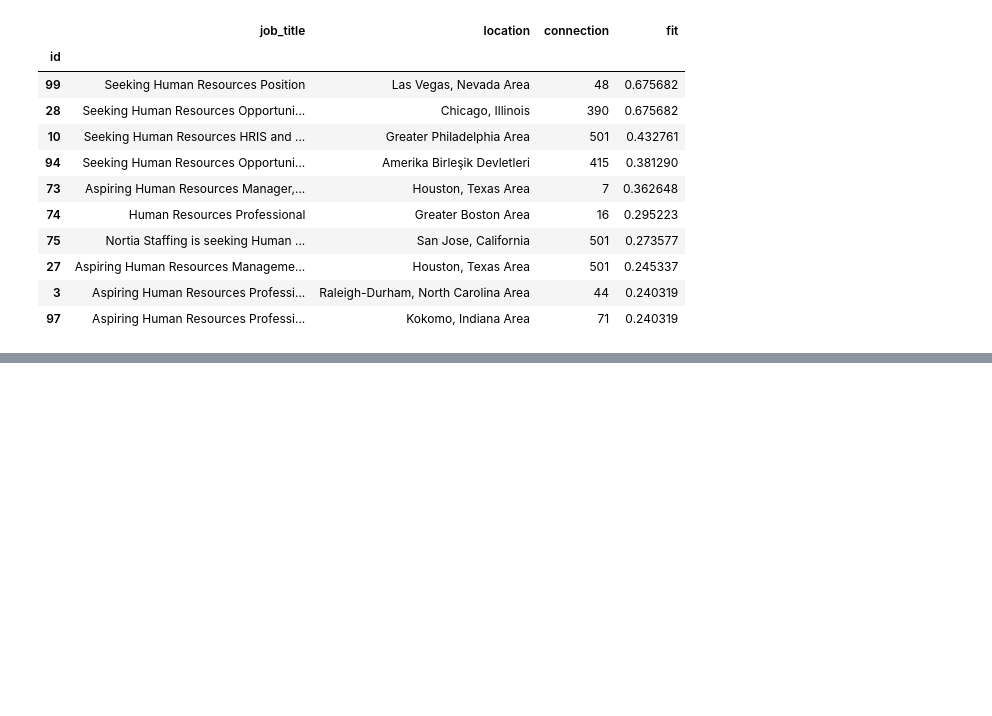
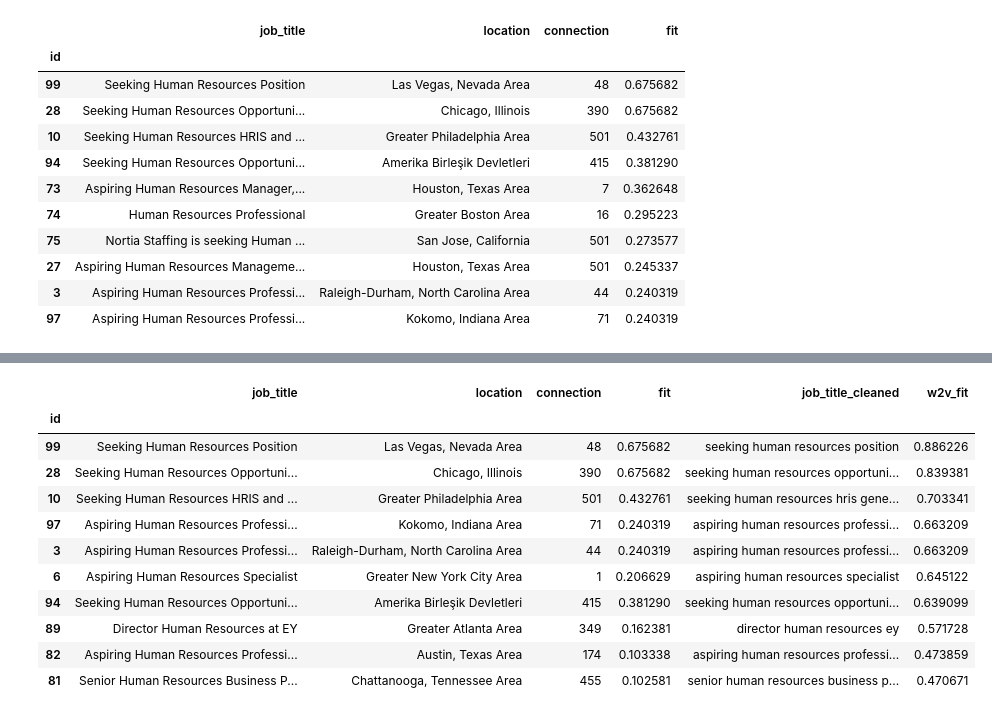
Before and after one commit to kre8tions/Apziva, a Jupyter notebook: tirMlkapx4XpMRlG/tirMlkapx4XpMRlG.ipynb, the cells around one changed output, grey strips where cells are left out. Cells and saved outputs as stored; diff of their text form; code cells hidden in the pictures; blank space fills up the shorter version.

```diff
--- a/tirMlkapx4XpMRlG/tirMlkapx4XpMRlG.ipynb
+++ b/tirMlkapx4XpMRlG/tirMlkapx4XpMRlG.ipynb
@@ -230,0 +419,15 @@ top_candidates(n = 10, by = 'fit', ascending = False, min_con = 0)
+# %%
+top_candidates(n = 10, by = 'w2v_fit', ascending = False, min_con = 0)
+# %% [output]
+|  | job_title | location | connection | fit | job_title_cleaned | w2v_fit |
+| id |  |  |  |  |  |  |
+| 99 | Seeking Human Resources Position | Las Vegas, Nevada Area | 48 | 0.675682 | seeking human resources position | 0.886226 |
+| 28 | Seeking Human Resources Opportuni... | Chicago, Illinois | 390 | 0.675682 | seeking human resources opportuni... | 0.839381 |
+| 10 | Seeking Human Resources HRIS and ... | Greater Philadelphia Area | 501 | 0.432761 | seeking human resources hris gene... | 0.703341 |
+| 97 | Aspiring Human Resources Professi... | Kokomo, Indiana Area | 71 | 0.240319 | aspiring human resources professi... | 0.663209 |
+| 3 | Aspiring Human Resources Professi... | Raleigh-Durham, North Carolina Area | 44 | 0.240319 | aspiring human resources professi... | 0.663209 |
+| 6 | Aspiring Human Resources Specialist | Greater New York City Area | 1 | 0.206629 | aspiring human resources specialist | 0.645122 |
+| 94 | Seeking Human Resources Opportuni... | Amerika Birleşik Devletleri | 415 | 0.381290 | seeking human resources opportuni... | 0.639099 |
+| 89 | Director Human Resources at EY | Greater Atlanta Area | 349 | 0.162381 | director human resources ey | 0.571728 |
+| 82 | Aspiring Human Resources Professi... | Austin, Texas Area | 174 | 0.103338 | aspiring human resources professi... | 0.473859 |
+| 81 | Senior Human Resources Business P... | Chattanooga, Tennessee Area | 455 | 0.102581 | senior human resources business p... | 0.470671 |
```
Also changed, not shown: parts of 33 cells of this notebook.
